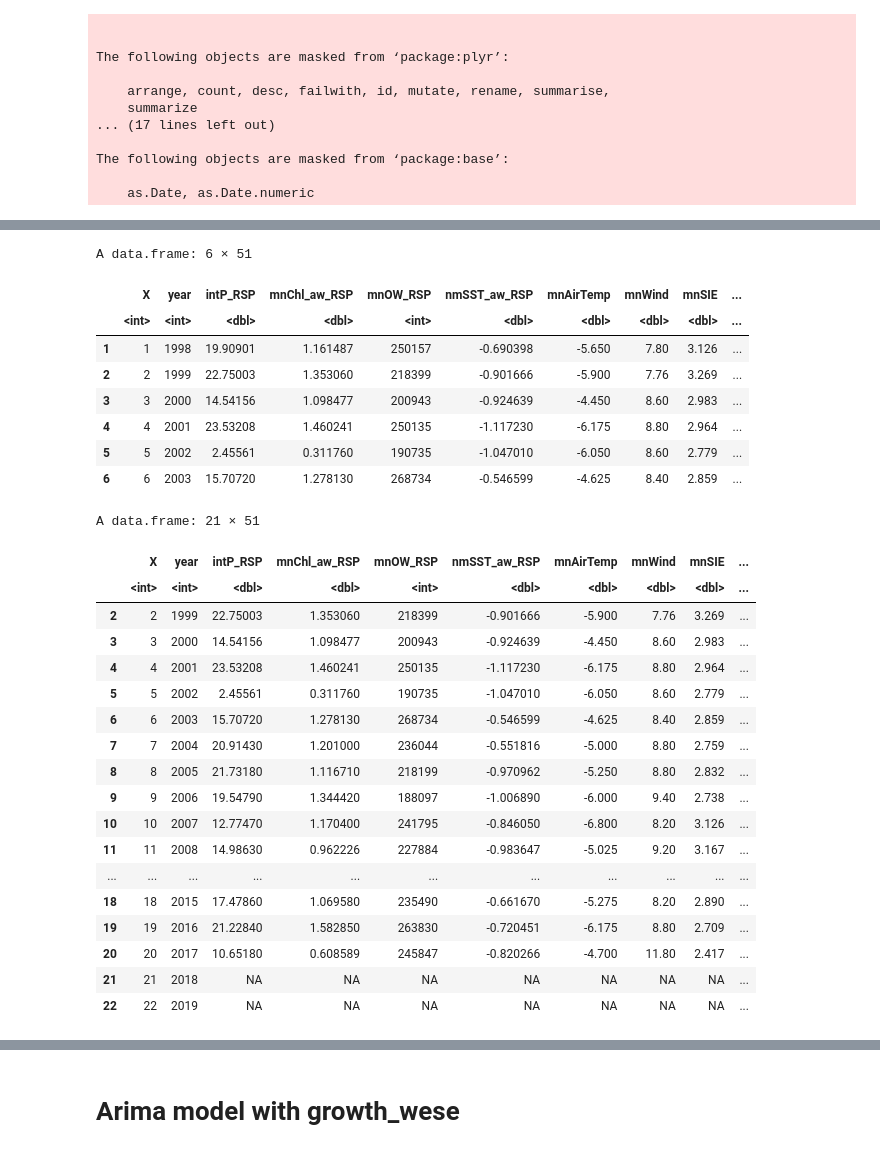
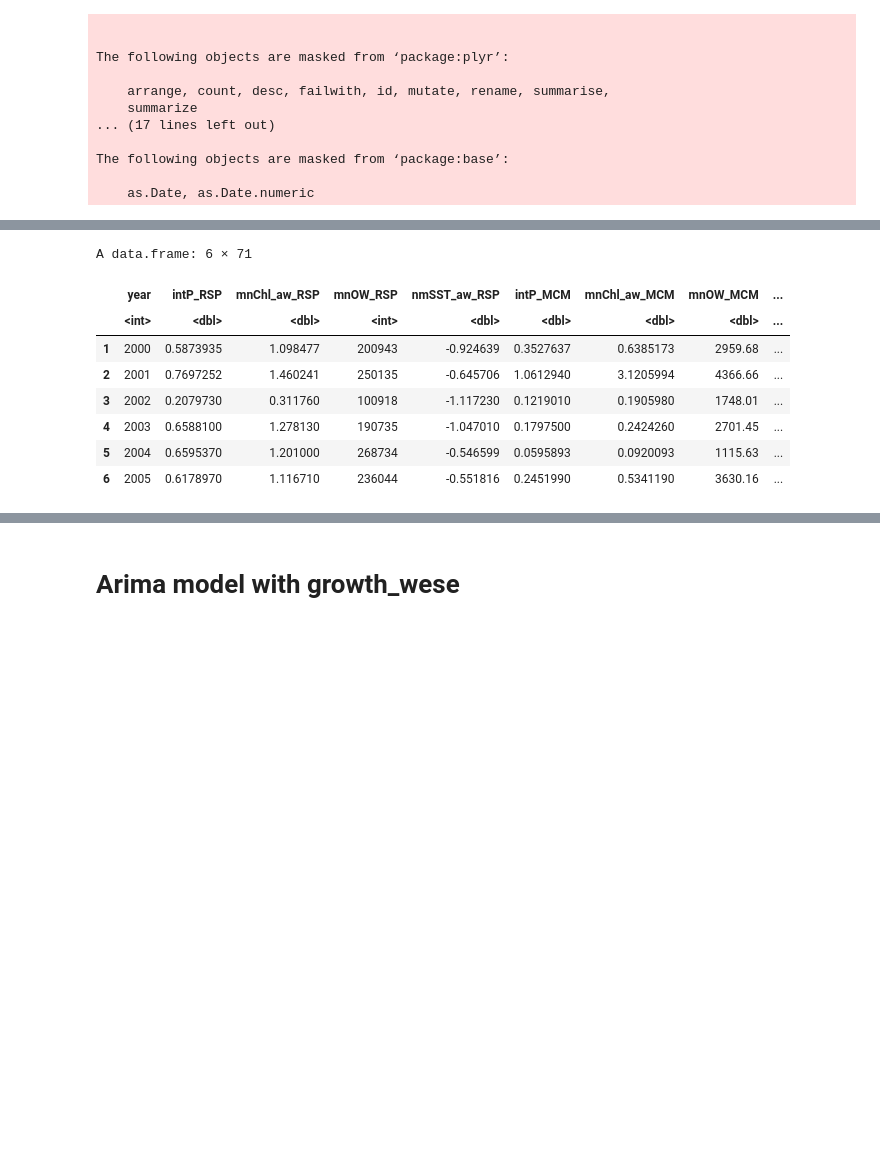
Before and after one commit to pointblue/anthropocene, a Jupyter notebook: notebooks/WESE.ipynb, the cells around one changed output, grey strips where cells are left out. Drawn from its saved outputs; the diff is of its cells as text; code cells hidden in the pictures; blank space fills up the shorter version.

```diff
--- a/notebooks/WESE.ipynb
+++ b/notebooks/WESE.ipynb
@@ -43,3 +31,5 @@ master_gr <- master %>% mutate(growth_wese=log(WESE/lag(WESE)))
+# %%
+master_gr<-subset(master_gr,year>1999 & year<2019)
 # %%
 head(master_gr)
 # %% [output]
@@ -55,5 +45,5 @@ A data.frame: 6 × 24
 # %%
-master_gr$mnOW_RSP6<- master_gr$mnOW_RSP/10^6
+master_gr$mnOW_MCM6<- master_gr$mnOW_MCM/10^3
 # %%
 #lag 5 years SIE
 master_gr <- master_gr %>% mutate(SIE_lag5 = lag(av_SIE,5))
@@ -94,23 +84,37 @@ master_gr[3,"mnAirTemp_lag5"]<--5.2
 master_gr[2,"mnAirTemp_lag5"]<--7.7
 master_gr[1,"mnAirTemp_lag5"]<--4.2
 
+#lag 4 years Air Temp
+master_gr <- master_gr %>% mutate(mnAirTemp_lag4 = lag(mnAirTemp,4))
+master_gr[5,"mnAirTemp_lag4"]<--5.6
+master_gr[4,"mnAirTemp_lag4"]<--4.5
+master_gr[3,"mnAirTemp_lag4"]<--5.2
+master_gr[2,"mnAirTemp_lag4"]<--7.7
+
+
+#lag 4 years FIE
+master_gr <- master_gr %>% mutate(FIE_lag6 = lag(FIE,6))
+
+
 # VARIABLES WITHOUT DATA FOR THE LAGGED YEARS (before 1998)
 
 master_gr <- master_gr %>% mutate(mnWind_lag = lag(mnWind,5))
 master_gr <- master_gr %>% mutate(Salinity_lag = lag(Salinity,5))
 master_gr <- master_gr %>% mutate(mnSST_lag = lag(nmSST_aw_RSP,5))
 master_gr <- master_gr %>% mutate(Prop134_lag = lag(Prop._134,5))
-master_gr <- master_gr %>% mutate(SIC_lag4 = lag(SIC,4))
-master_gr[4,"SIC_lag4"]<-16.8
+master_gr <- master_gr %>% mutate(FIE_lag4 = lag(FIE,4))
 # %%
 # Quadratic variables
-master_gr$SIC_lag4_2<- master_gr$SIC_lag4^2
+master_gr$FIE_2<- master_gr$FIE^2
+master_gr$FIE_lag4_2<- master_gr$FIE_lag4^2
 master_gr$SIE_lag4_2<- master_gr$SIE_lag4^2
 master_gr$SIE_2<- master_gr$mnSIE^2
 master_gr$mnAirTemp_2<- master_gr$mnAirTemp^2
 master_gr$SIE_lag5_2<- master_gr$SIE_lag5^2
-master_gr$mnOW_RSP6<- master_gr$mnOW_RSP/10^6
+master_gr$mnOW_RSP6<- master_gr$mnOW_RSP/10^3
+master_gr$mnOW_MCM6<- master_gr$mnOW_MCM/10^3
 master_gr$mnOW_RSP6_2<-master_gr$mnOW_RSP6^2
+master_gr$mnOW_MCM6_2<-master_gr$mnOW_MCM6^2
 master_gr$mnChl_aw_RSP_2<-master_gr$mnChl_aw_RSP^2
 master_gr$nmSST_aw_RSP_2<-master_gr$nmSST_aw_RSP^2
 master_gr$mnWind_2<-master_gr$mnWind^2
@@ -121,36 +125,18 @@ master_gr$Salinity_2<-master_gr$Salinity^2
 master_gr$intP_RSP_2<-master_gr$intP_RSP^2
 master_gr$Prop._134_2<-master_gr$Prop._134^2
 master_gr$TOTALTonnes.100_2<-master_gr$TOTALTonnes.100^2
+master_gr$mnSIE_2<- master_gr$mnSIE^2
+master_gr$mnAirTemp_2<- master_gr$mnAirTemp^2
 # %%
 head(master_gr)
-master_gr[-1,]
 # %% [output]
-A data.frame: 6 × 51
+A data.frame: 6 × 71
-|  | X | year | intP_RSP | mnChl_aw_RSP | mnOW_RSP | nmSST_aw_RSP | mnAirTemp | mnWind | mnSIE | ... |
-|  | <int> | <int> | <dbl> | <dbl> | <int> | <dbl> | <dbl> | <dbl> | <dbl> | ... |
-| 1 | 1 | 1998 | 19.90901 | 1.161487 | 250157 | -0.690398 | -5.650 | 7.80 | 3.126 | ... |
-| 2 | 2 | 1999 | 22.75003 | 1.353060 | 218399 | -0.901666 | -5.900 | 7.76 | 3.269 | ... |
-| 3 | 3 | 2000 | 14.54156 | 1.098477 | 200943 | -0.924639 | -4.450 | 8.60 | 2.983 | ... |
-| 4 | 4 | 2001 | 23.53208 | 1.460241 | 250135 | -1.117230 | -6.175 | 8.80 | 2.964 | ... |
-| 5 | 5 | 2002 | 2.45561 | 0.311760 | 190735 | -1.047010 | -6.050 | 8.60 | 2.779 | ... |
-| 6 | 6 | 2003 | 15.70720 | 1.278130 | 268734 | -0.546599 | -4.625 | 8.40 | 2.859 | ... |
+|  | year | intP_RSP | mnChl_aw_RSP | mnOW_RSP | nmSST_aw_RSP | intP_MCM | mnChl_aw_MCM | mnOW_MCM | ... |
+|  | <int> | <dbl> | <dbl> | <int> | <dbl> | <dbl> | <dbl> | <dbl> | ... |
+| 1 | 2000 | 0.5873935 | 1.098477 | 200943 | -0.924639 | 0.3527637 | 0.6385173 | 2959.68 | ... |
+| 2 | 2001 | 0.7697252 | 1.460241 | 250135 | -0.645706 | 1.0612940 | 3.1205994 | 4366.66 | ... |
+| 3 | 2002 | 0.2079730 | 0.311760 | 100918 | -1.117230 | 0.1219010 | 0.1905980 | 1748.01 | ... |
+| 4 | 2003 | 0.6588100 | 1.278130 | 190735 | -1.047010 | 0.1797500 | 0.2424260 | 2701.45 | ... |
+| 5 | 2004 | 0.6595370 | 1.201000 | 268734 | -0.546599 | 0.0595893 | 0.0920093 | 1115.63 | ... |
+| 6 | 2005 | 0.6178970 | 1.116710 | 236044 | -0.551816 | 0.2451990 | 0.5341190 | 3630.16 | ... |
-A data.frame: 21 × 51
-|  | X | year | intP_RSP | mnChl_aw_RSP | mnOW_RSP | nmSST_aw_RSP | mnAirTemp | mnWind | mnSIE | ... |
-|  | <int> | <int> | <dbl> | <dbl> | <int> | <dbl> | <dbl> | <dbl> | <dbl> | ... |
-| 2 | 2 | 1999 | 22.75003 | 1.353060 | 218399 | -0.901666 | -5.900 | 7.76 | 3.269 | ... |
-| 3 | 3 | 2000 | 14.54156 | 1.098477 | 200943 | -0.924639 | -4.450 | 8.60 | 2.983 | ... |
-| 4 | 4 | 2001 | 23.53208 | 1.460241 | 250135 | -1.117230 | -6.175 | 8.80 | 2.964 | ... |
-| 5 | 5 | 2002 | 2.45561 | 0.311760 | 190735 | -1.047010 | -6.050 | 8.60 | 2.779 | ... |
-| 6 | 6 | 2003 | 15.70720 | 1.278130 | 268734 | -0.546599 | -4.625 | 8.40 | 2.859 | ... |
-| 7 | 7 | 2004 | 20.91430 | 1.201000 | 236044 | -0.551816 | -5.000 | 8.80 | 2.759 | ... |
-| 8 | 8 | 2005 | 21.73180 | 1.116710 | 218199 | -0.970962 | -5.250 | 8.80 | 2.832 | ... |
-| 9 | 9 | 2006 | 19.54790 | 1.344420 | 188097 | -1.006890 | -6.000 | 9.40 | 2.738 | ... |
-| 10 | 10 | 2007 | 12.77470 | 1.170400 | 241795 | -0.846050 | -6.800 | 8.20 | 3.126 | ... |
-| 11 | 11 | 2008 | 14.98630 | 0.962226 | 227884 | -0.983647 | -5.025 | 9.20 | 3.167 | ... |
-| ... | ... | ... | ... | ... | ... | ... | ... | ... | ... | ... |
-| 18 | 18 | 2015 | 17.47860 | 1.069580 | 235490 | -0.661670 | -5.275 | 8.20 | 2.890 | ... |
-| 19 | 19 | 2016 | 21.22840 | 1.582850 | 263830 | -0.720451 | -6.175 | 8.80 | 2.709 | ... |
-| 20 | 20 | 2017 | 10.65180 | 0.608589 | 245847 | -0.820266 | -4.700 | 11.80 | 2.417 | ... |
-| 21 | 21 | 2018 | NA | NA | NA | NA | NA | NA | NA | ... |
-| 22 | 22 | 2019 | NA | NA | NA | NA | NA | NA | NA | ... |
 # %%
```
Also changed, not shown: parts of 34 cells of this notebook, 9 other files.
